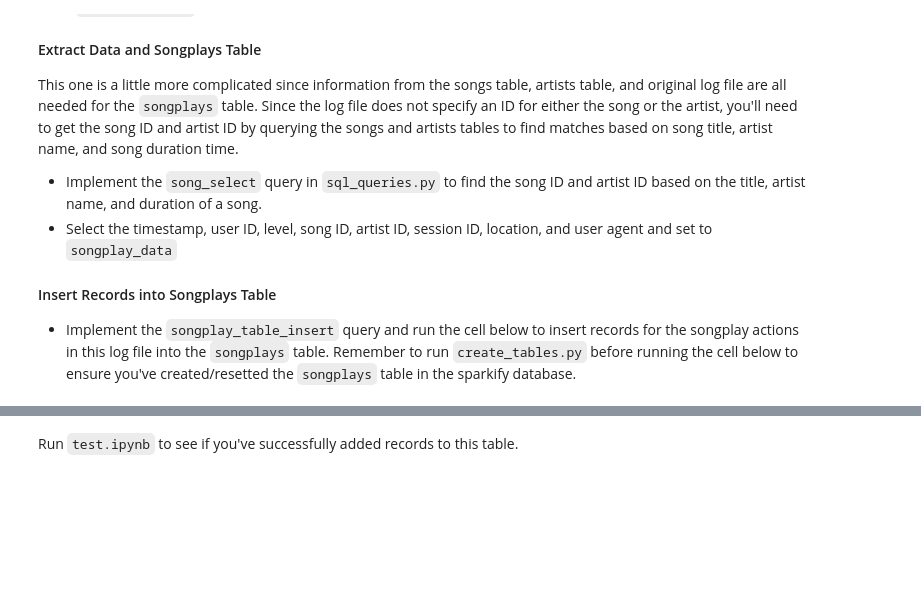
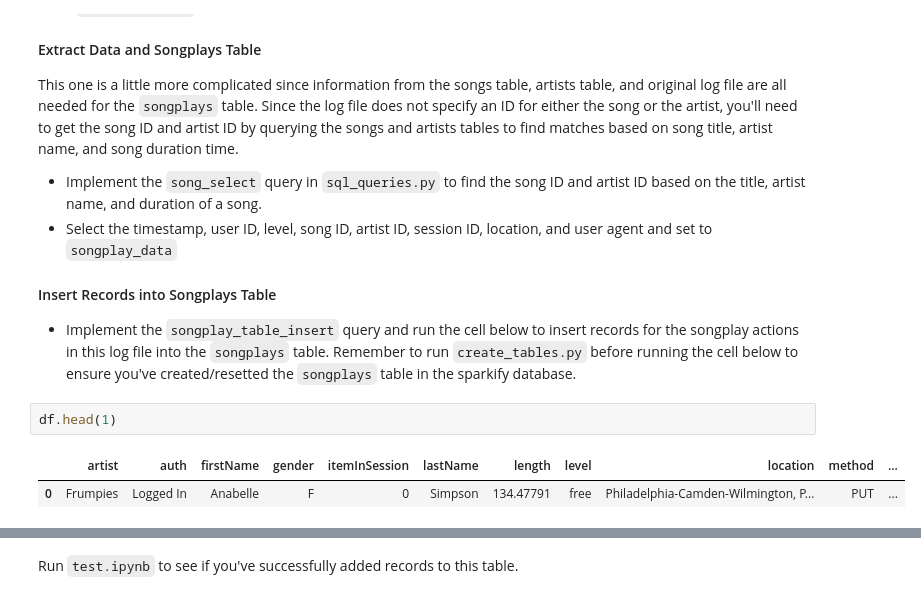
Before and after one commit to JimZhang37/data-modeling-with-postgress, a Jupyter notebook: etl.ipynb, the cells around one changed output, grey strips where cells are left out. Cells and saved outputs as stored; diff of their text form; blank space fills up the shorter version.

```diff
--- a/etl.ipynb
+++ b/etl.ipynb
@@ -162,6 +266,11 @@ This one is a little more complicated since information from the songs table, ar
 
 #### Insert Records into Songplays Table
 - Implement the `songplay_table_insert` query and run the cell below to insert records for the songplay actions in this log file into the `songplays` table. Remember to run `create_tables.py` before running the cell below to ensure you've created/resetted the `songplays` table in the sparkify database.
+# %%
+df.head(1)
+# %% [output]
+|  | artist | auth | firstName | gender | itemInSession | lastName | length | level | location | method | ... |
+| 0 | Frumpies | Logged In | Anabelle | F | 0 | Simpson | 134.47791 | free | Philadelphia-Camden-Wilmington, P... | PUT | ... |
 # %%
 for index, row in df.iterrows():
 
```
Also changed, not shown: parts of 29 cells of this notebook, 6 other files.
